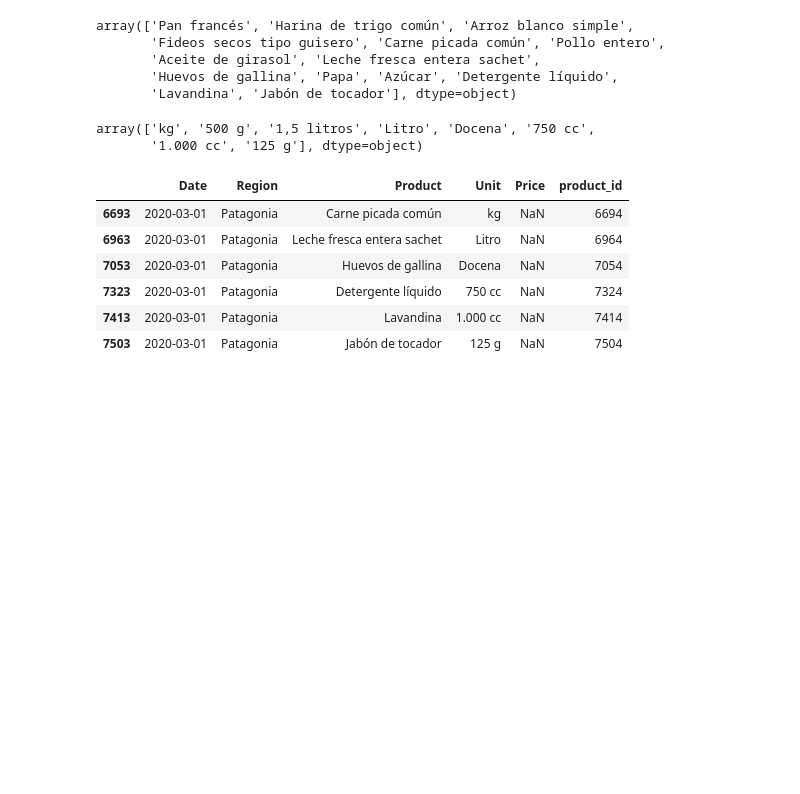
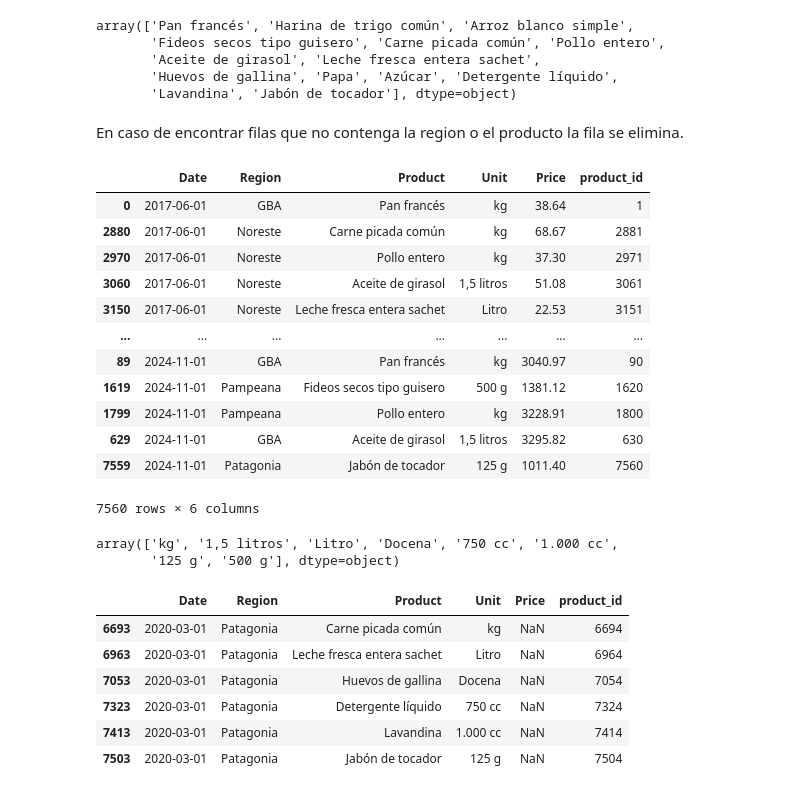
Before and after one commit to mauricioarcez/Scraping-INDEC-IPC, a Jupyter notebook: explicacion.ipynb, the cells around one changed output. Cells and saved outputs as stored; diff of their text form; code cells hidden in the pictures; blank space fills up the shorter version.

Commit message:
Validacion de filas

```diff
--- a/explicacion.ipynb
+++ b/explicacion.ipynb
@@ -334,13 +334,50 @@ array(['Pan francés', 'Harina de trigo común', 'Arroz blanco simple',
        'Aceite de girasol', 'Leche fresca entera sachet',
        'Huevos de gallina', 'Papa', 'Azúcar', 'Detergente líquido',
        'Lavandina', 'Jabón de tocador'], dtype=object)
+# %% [markdown]
+En caso de encontrar filas que no contenga la region o el producto la fila se elimina.
+# %%
+# Listas de regiones y productos válidos
+regiones_validas = ['GBA', 'Pampeana', 'Noreste', 'Noroeste', 'Cuyo', 'Patagonia']
+productos_validos = [
+    'Pan francés', 'Harina de trigo común', 'Arroz blanco simple',
+    'Fideos secos tipo guisero', 'Carne picada común', 'Pollo entero',
+    'Aceite de girasol', 'Leche fresca entera sachet',
+    'Huevos de gallina', 'Papa', 'Azúcar', 'Detergente líquido',
+    'Lavandina', 'Jabón de tocador'
+]
+
+# Filtrar filas válidas - La fila debe tener una región válida Y un producto válido
+filas_validas = final_df["Region"].isin(regiones_validas) & final_df["Product"].isin(productos_validos)
+final_df = final_df[filas_validas]
+
+# Redondear la columna "Price" a 2 decimales (si existe)
+if "Price" in final_df.columns:
+    final_df["Price"] = final_df["Price"].round(2)
+
+# Mostrar el DataFrame filtrado
+final_df
+# %% [output]
+|  | Date | Region | Product | Unit | Price | product_id |
+| 0 | 2017-06-01 | GBA | Pan francés | kg | 38.64 | 1 |
+| 2880 | 2017-06-01 | Noreste | Carne picada común | kg | 68.67 | 2881 |
+| 2970 | 2017-06-01 | Noreste | Pollo entero | kg | 37.30 | 2971 |
+| 3060 | 2017-06-01 | Noreste | Aceite de girasol | 1,5 litros | 51.08 | 3061 |
+| 3150 | 2017-06-01 | Noreste | Leche fresca entera sachet | Litro | 22.53 | 3151 |
+| ... | ... | ... | ... | ... | ... | ... |
+| 89 | 2024-11-01 | GBA | Pan francés | kg | 3040.97 | 90 |
+| 1619 | 2024-11-01 | Pampeana | Fideos secos tipo guisero | 500 g | 1381.12 | 1620 |
+| 1799 | 2024-11-01 | Pampeana | Pollo entero | kg | 3228.91 | 1800 |
+| 629 | 2024-11-01 | GBA | Aceite de girasol | 1,5 litros | 3295.82 | 630 |
+| 7559 | 2024-11-01 | Patagonia | Jabón de tocador | 125 g | 1011.40 | 7560 |
+7560 rows × 6 columns
 # %%
 unit_u = final_df['Unit'].unique()
 unit_u
 # Valores Correctos.
 # %% [output]
-array(['kg', '500 g', '1,5 litros', 'Litro', 'Docena', '750 cc',
-       '1.000 cc', '125 g'], dtype=object)
+array(['kg', '1,5 litros', 'Litro', 'Docena', '750 cc', '1.000 cc',
+       '125 g', '500 g'], dtype=object)
 # %%
 # Convertir la columna "Price" a numérica, forzando los errores a NaN
 final_df["Price"] = pd.to_numeric(final_df["Price"], errors="coerce")
```
